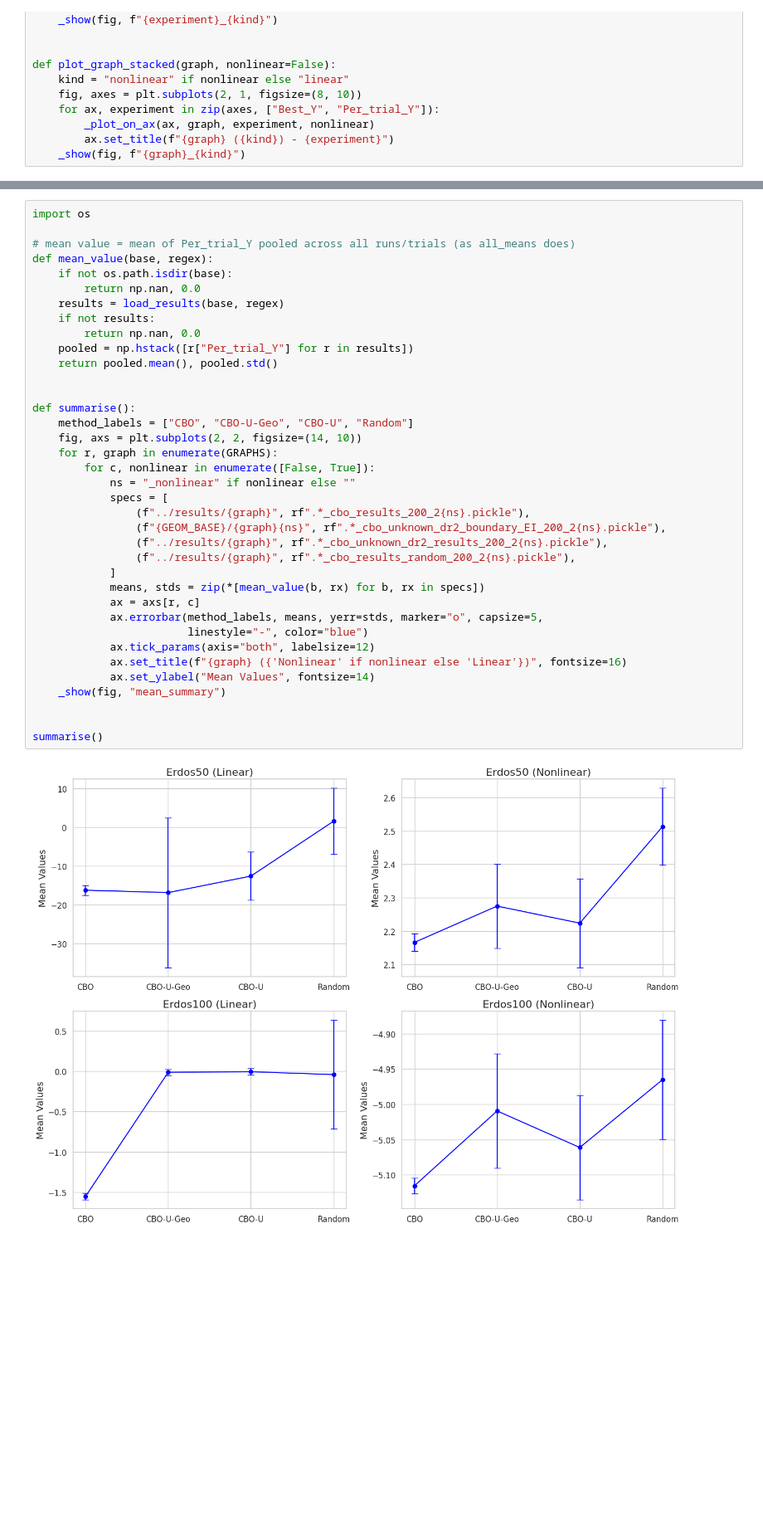
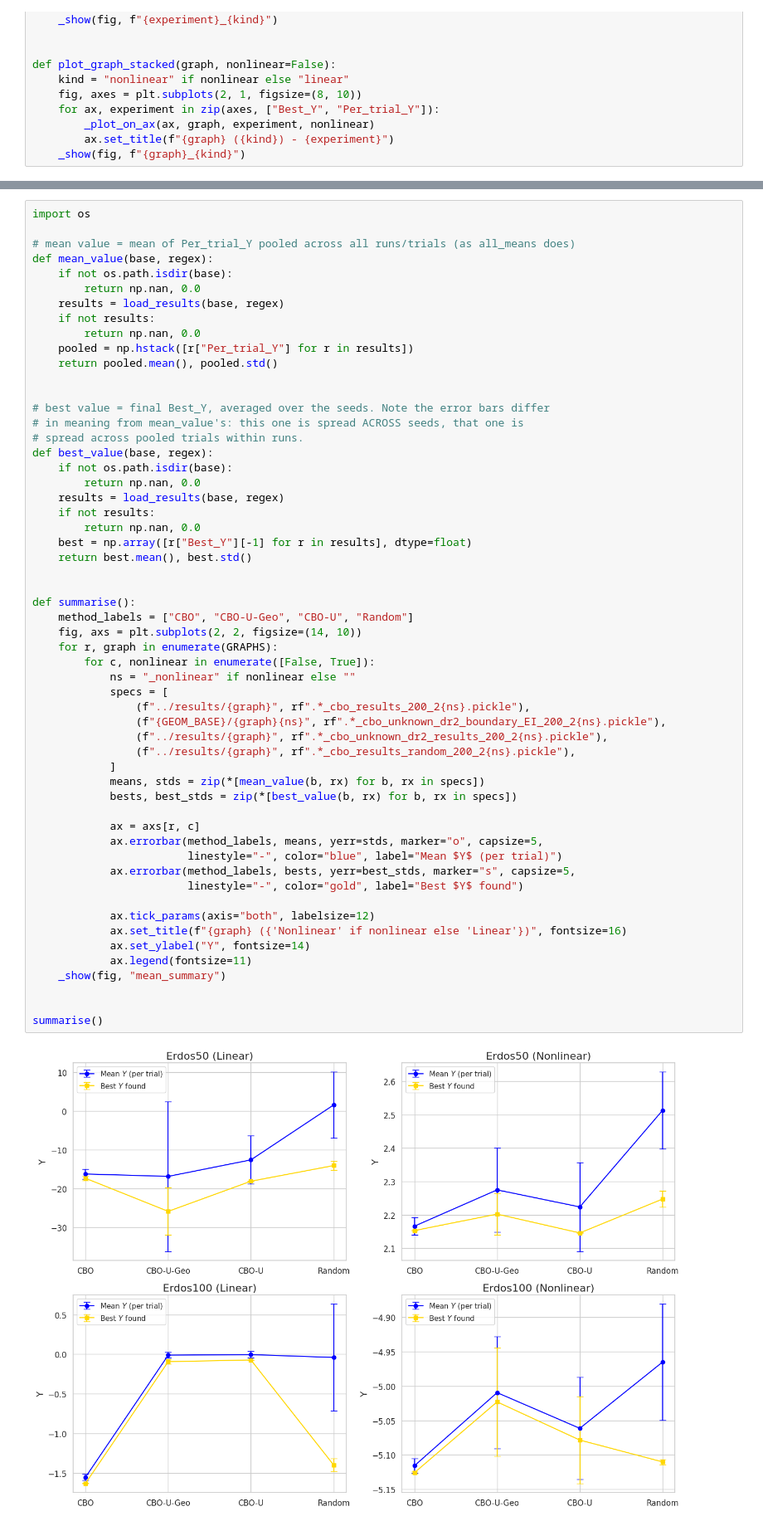
Before and after one commit to nickscheurenbrand/CausalBayesOpt, a Jupyter notebook: results_erdos/geometry_performance.ipynb, the cells around one changed output, grey strips where cells are left out. Shown at 83% size. Drawn from its saved outputs; the diff is of its cells as text; blank space fills up the shorter version.

```diff
--- a/results_erdos/geometry_performance.ipynb
+++ b/results_erdos/geometry_performance.ipynb
@@ -114,36 +114,55 @@ def mean_value(base, regex):
         return np.nan, 0.0
     results = load_results(base, regex)
     if not results:
         return np.nan, 0.0
     pooled = np.hstack([r["Per_trial_Y"] for r in results])
     return pooled.mean(), pooled.std()
+
+
+# best value = final Best_Y, averaged over the seeds. Note the error bars differ
+# in meaning from mean_value's: this one is spread ACROSS seeds, that one is
+# spread across pooled trials within runs.
+def best_value(base, regex):
+    if not os.path.isdir(base):
+        return np.nan, 0.0
+    results = load_results(base, regex)
+    if not results:
+        return np.nan, 0.0
+    best = np.array([r["Best_Y"][-1] for r in results], dtype=float)
+    return best.mean(), best.std()
 
 
 def summarise():
     method_labels = ["CBO", "CBO-U-Geo", "CBO-U", "Random"]
     fig, axs = plt.subplots(2, 2, figsize=(14, 10))
     for r, graph in enumerate(GRAPHS):
         for c, nonlinear in enumerate([False, True]):
             ns = "_nonlinear" if nonlinear else ""
             specs = [
                 (f"../results/{graph}", rf".*_cbo_results_200_2{ns}.pickle"),
                 (f"{GEOM_BASE}/{graph}{ns}", rf".*_cbo_unknown_dr2_boundary_EI_200_2{ns}.pickle"),
                 (f"../results/{graph}", rf".*_cbo_unknown_dr2_results_200_2{ns}.pickle"),
                 (f"../results/{graph}", rf".*_cbo_results_random_200_2{ns}.pickle"),
             ]
             means, stds = zip(*[mean_value(b, rx) for b, rx in specs])
+            bests, best_stds = zip(*[best_value(b, rx) for b, rx in specs])
+
             ax = axs[r, c]
             ax.errorbar(method_labels, means, yerr=stds, marker="o", capsize=5,
-                        linestyle="-", color="blue")
+                        linestyle="-", color="blue", label="Mean $Y$ (per trial)")
+            ax.errorbar(method_labels, bests, yerr=best_stds, marker="s", capsize=5,
+                        linestyle="-", color="gold", label="Best $Y$ found")
+
             ax.tick_params(axis="both", labelsize=12)
             ax.set_title(f"{graph} ({'Nonlinear' if nonlinear else 'Linear'})", fontsize=16)
-            ax.set_ylabel("Mean Values", fontsize=14)
+            ax.set_ylabel("Y", fontsize=14)
+            ax.legend(fontsize=11)
     _show(fig, "mean_summary")
 
 
 summarise()
 # %% [output]
-[figure, old version]
+[figure, new version]
 # %%
 # Parent accuracy per iteration: fraction of the intervened variables that are
 # true parents of the target. Compare CBO-U vs CBO-U-Geo, per erdos graph.
```
Also changed, not shown: parts of 4 cells of this notebook, 28 other files.
